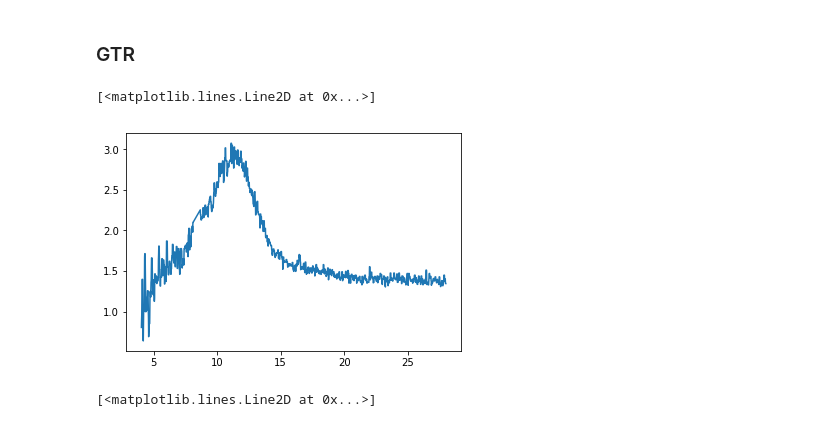
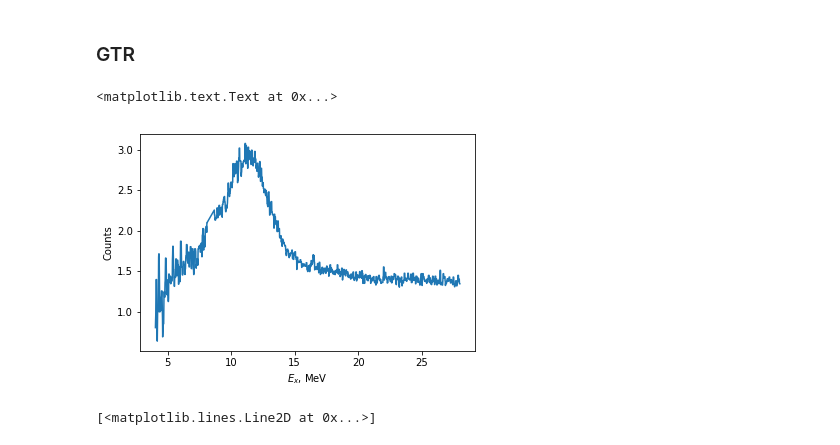
Before and after one commit to Almaz93/neutrino, a Jupyter notebook: double_beta_decay/Almaz's work/calculation/decomposition.ipynb, the cells around one changed output. Drawn from its saved outputs; the diff is of its cells as text; code cells hidden in the pictures.

```diff
--- a/double_beta_decay/Almaz's work/calculation/decomposition.ipynb
+++ b/double_beta_decay/Almaz's work/calculation/decomposition.ipynb
@@ -78,10 +83,12 @@ plt.ylim(0,6)
 # %%
 data2 = beginning.append(ending)
 
 plt.plot(data2['x'].values, data2['y'].values)
+plt.xlabel('$E_x$, MeV')
+plt.ylabel('Counts')
 # %% [output]
-[<matplotlib.lines.Line2D at 0x...>]
+<matplotlib.text.Text at 0x...>
-[figure, old version]
+[figure, new version]
 # %%
 def gauss(x, mu, sigma, k):
     return k*np.exp(-np.power(x - mu, 2.) / (2 * np.power(sigma, 2.)))
```
Also changed, not shown: parts of 23 cells of this notebook, 9 other files.
